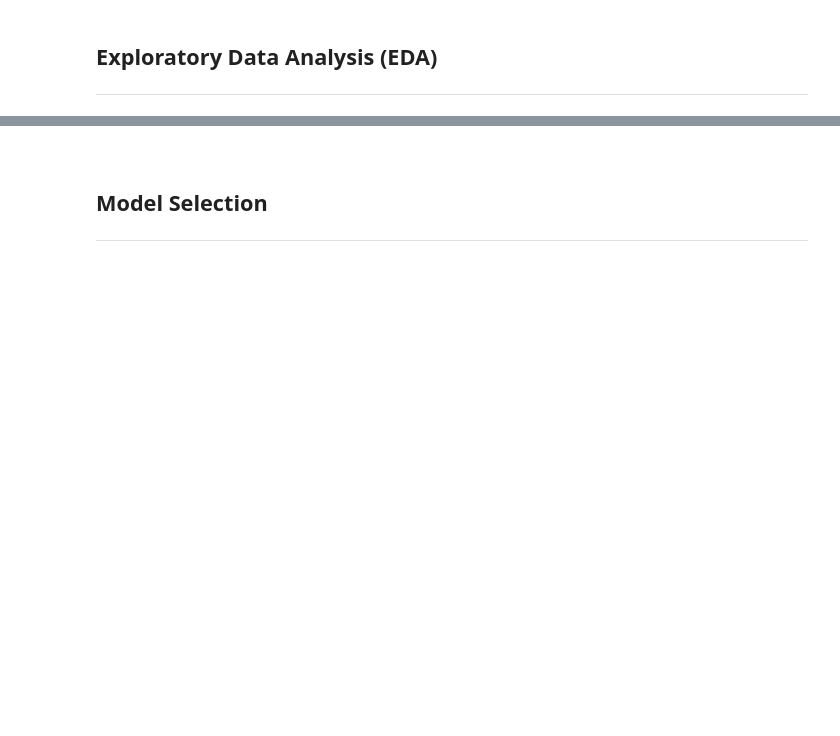
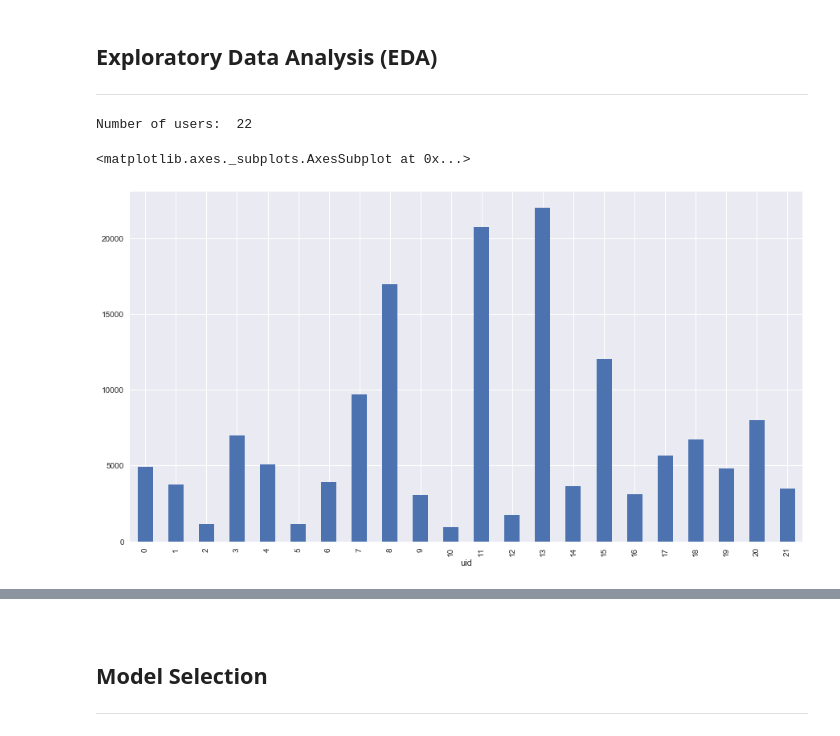
Before and after one commit to charcarr/walking-gate-classifier, a Jupyter notebook: analysis.ipynb, the cells around one changed output, grey strips where cells are left out. Saved outputs shown, nothing was run; the diff lists cells and outputs as text; code cells hidden in the pictures; blank space fills up the shorter version.

```diff
--- a/analysis.ipynb
+++ b/analysis.ipynb
@@ -18,6 +18,8 @@ import pandas as pd
 import numpy as np
 import glob
 import matplotlib.pyplot as plt
+from matplotlib.pylab import rcParams
+rcParams['figure.figsize'] = 15,8
 %matplotlib inline
 # %% [markdown]
 <br/>
@@ -63,0 +61,13 @@ frame.head()
+# %%
+n = len(frame['uid'].unique())
+print("Number of users: ", n)
+# %% [output]
+Number of users:  22
+# %%
+## how many time steps were recorded for each user?
+rcParams['figure.figsize'] = 15,8
+counts = frame.groupby('uid').size()
+counts.plot.bar()
+# %% [output]
+<matplotlib.axes._subplots.AxesSubplot at 0x...>
+[figure, added]
```
Also changed, not shown: parts of 20 cells of this notebook.
